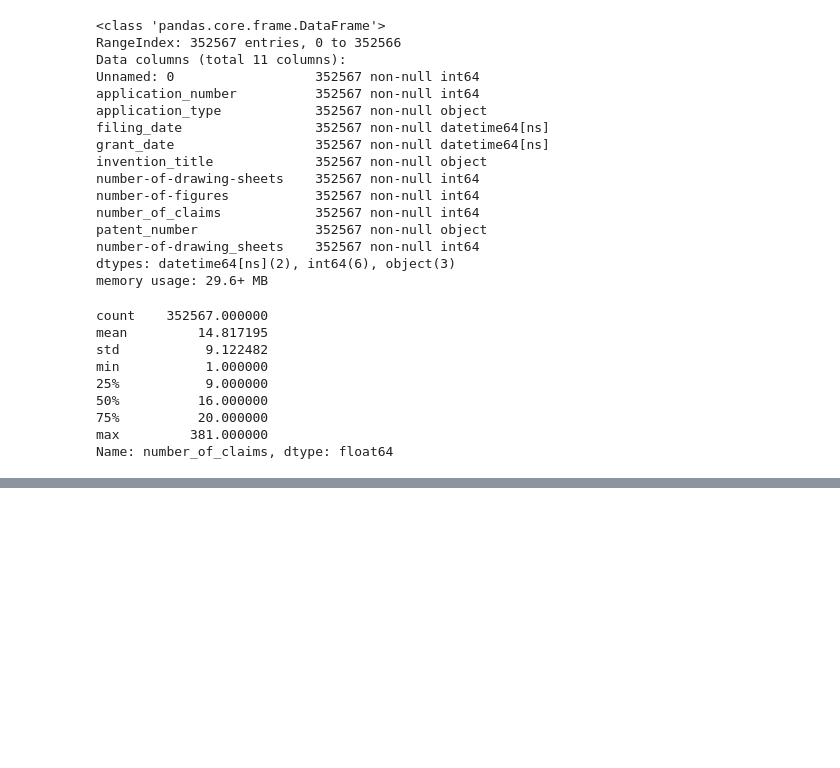
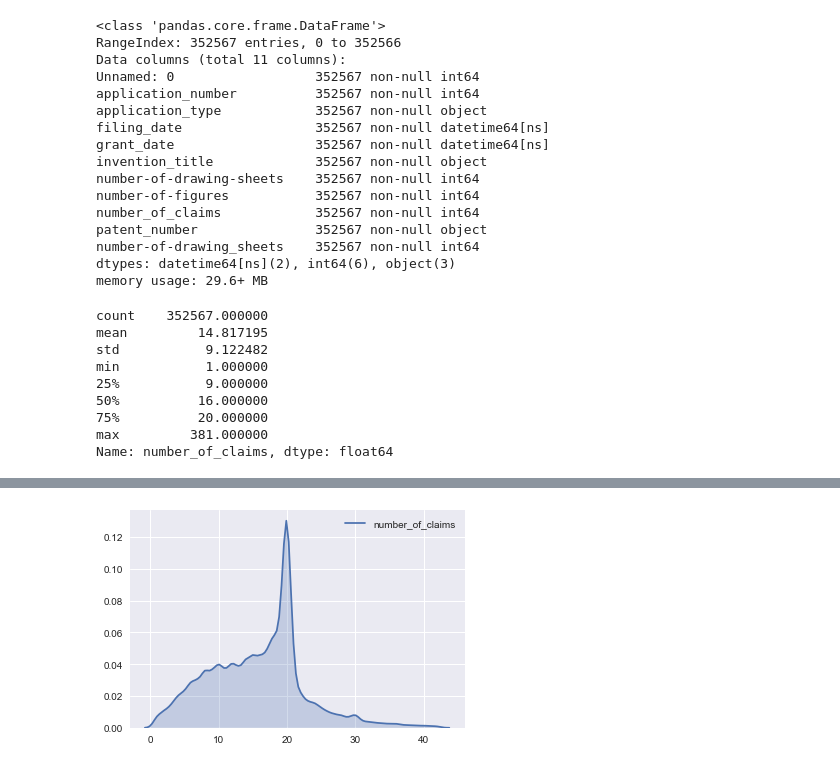
Before and after one commit to jayclare/2017_patent_grants_analytics, a Jupyter notebook: jupyter_notebooks/data_storytelling.ipynb, the cells around one changed output, grey strips where cells are left out. Drawn from its saved outputs; the diff is of its cells as text; code cells hidden in the pictures; blank space fills up the shorter version.

```diff
--- a/jupyter_notebooks/data_storytelling.ipynb
+++ b/jupyter_notebooks/data_storytelling.ipynb
@@ -63,0 +135,6 @@ Name: number_of_claims, dtype: float64
+# %%
+sns.kdeplot(utility_patents_subset_df.number_of_claims, shade=True)
+
+plt.show()
+# %% [output]
+[figure, added]
```
Also changed, not shown: parts of 20 cells of this notebook, 1 other file.
